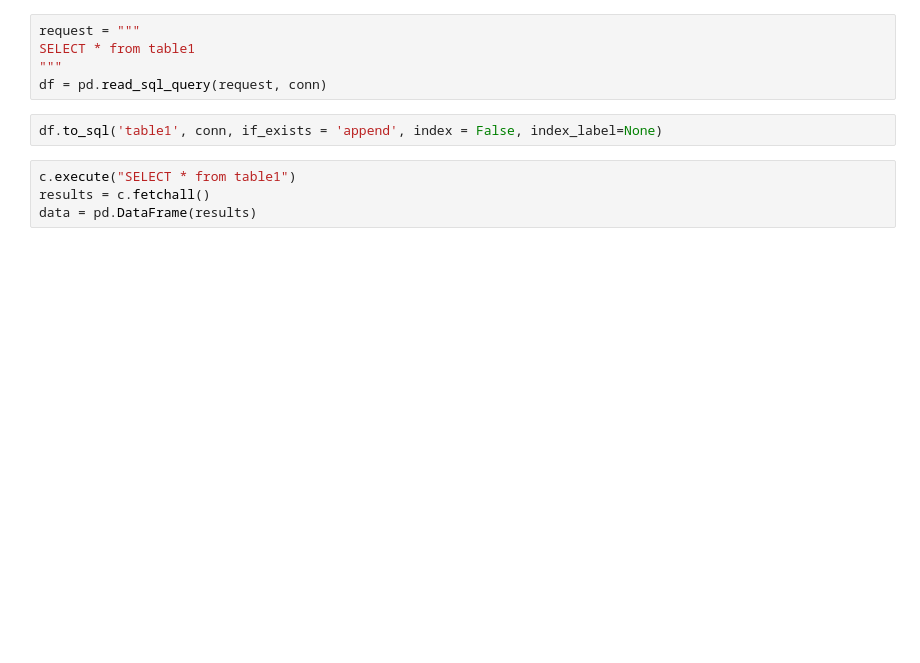
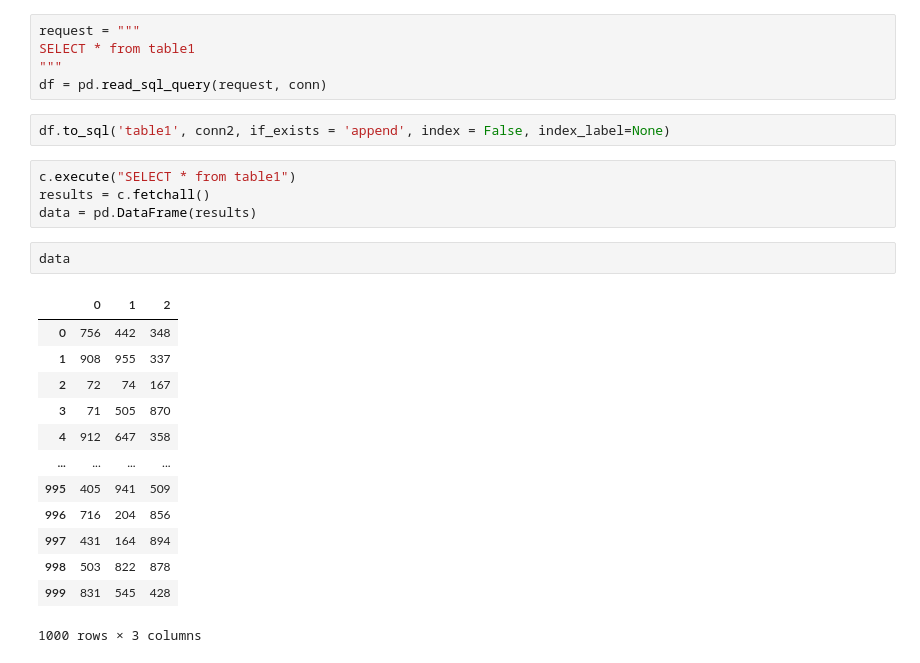
Before and after one commit to PhilippRemizov/sql_homework, a Jupyter notebook: Homework_lesson7.ipynb, the cells around one changed output. Saved outputs shown, nothing was run; the diff lists cells and outputs as text; blank space fills up the shorter version.

```diff
--- a/Homework_lesson7.ipynb
+++ b/Homework_lesson7.ipynb
@@ -44,11 +39,27 @@ SELECT * from table1
 """
 df = pd.read_sql_query(request, conn)
 # %%
-df.to_sql('table1', conn, if_exists = 'append', index = False, index_label=None)
+df.to_sql('table1', conn2, if_exists = 'append', index = False, index_label=None)
 # %%
 c.execute("SELECT * from table1")
 results = c.fetchall()
 data = pd.DataFrame(results)
+# %%
+data
+# %% [output]
+|  | 0 | 1 | 2 |
+| 0 | 756 | 442 | 348 |
+| 1 | 908 | 955 | 337 |
+| 2 | 72 | 74 | 167 |
+| 3 | 71 | 505 | 870 |
+| 4 | 912 | 647 | 358 |
+| ... | ... | ... | ... |
+| 995 | 405 | 941 | 509 |
+| 996 | 716 | 204 | 856 |
+| 997 | 431 | 164 | 894 |
+| 998 | 503 | 822 | 878 |
+| 999 | 831 | 545 | 428 |
+1000 rows × 3 columns
 # %%
 import plotly.graph_objects as go
 import numpy as np
```
Also changed, not shown: parts of 3 cells of this notebook, 1 other file.
